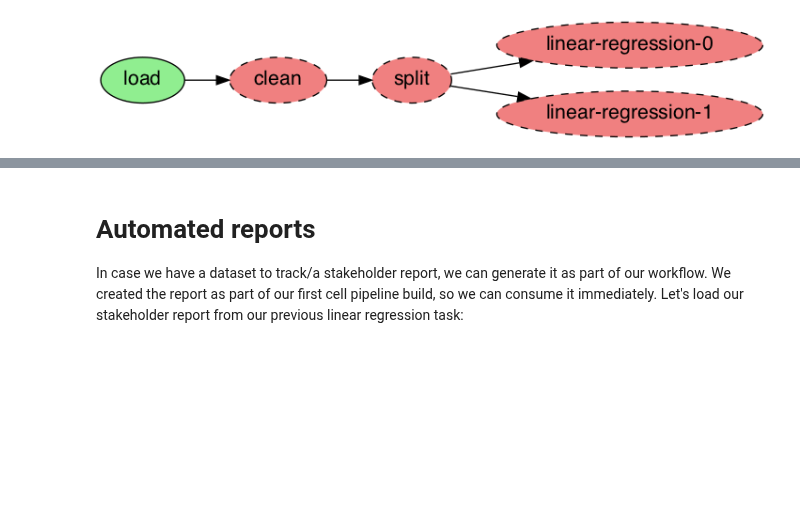
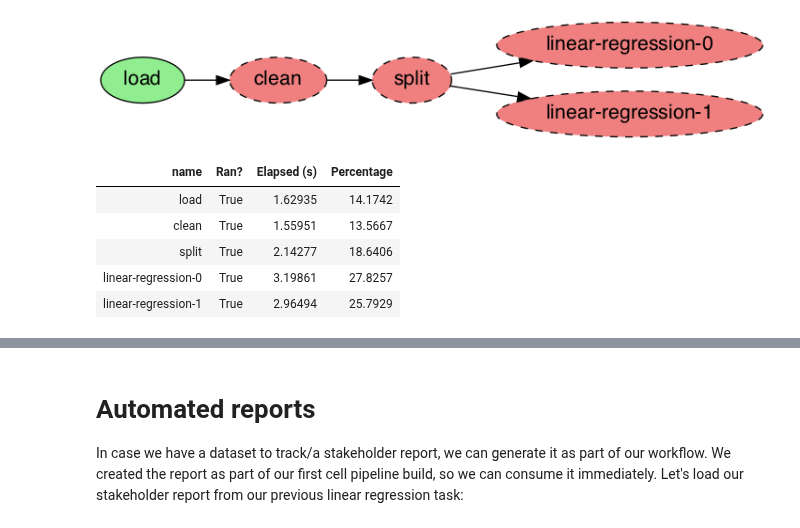
Before and after one commit to ploomber/projects, a Jupyter notebook: guides/intro-to-ploomber/README.ipynb, the cells around one changed output, grey strips where cells are left out. Drawn from its saved outputs; the diff is of its cells as text; code cells hidden in the pictures; blank space fills up the shorter version.

```diff
--- a/guides/intro-to-ploomber/README.ipynb
+++ b/guides/intro-to-ploomber/README.ipynb
@@ -69,4 +69,12 @@ NotebookRunner: split -> MetaProduct({'X': File('output/split-X.pkl'), 'X_test':
   warnings.warn(str(warnings_))
 [figure]
 # %%
-_ = dag.build(force=True)
+build = dag.build(force=True)
+build
+# %% [output]
+| name | Ran? | Elapsed (s) | Percentage |
+| load | True | 1.62935 | 14.1742 |
+| clean | True | 1.55951 | 13.5667 |
+| split | True | 2.14277 | 18.6406 |
+| linear-regression-0 | True | 3.19861 | 27.8257 |
+| linear-regression-1 | True | 2.96494 | 25.7929 |
```
Also changed, not shown: parts of 4 cells of this notebook, 4 other files.
